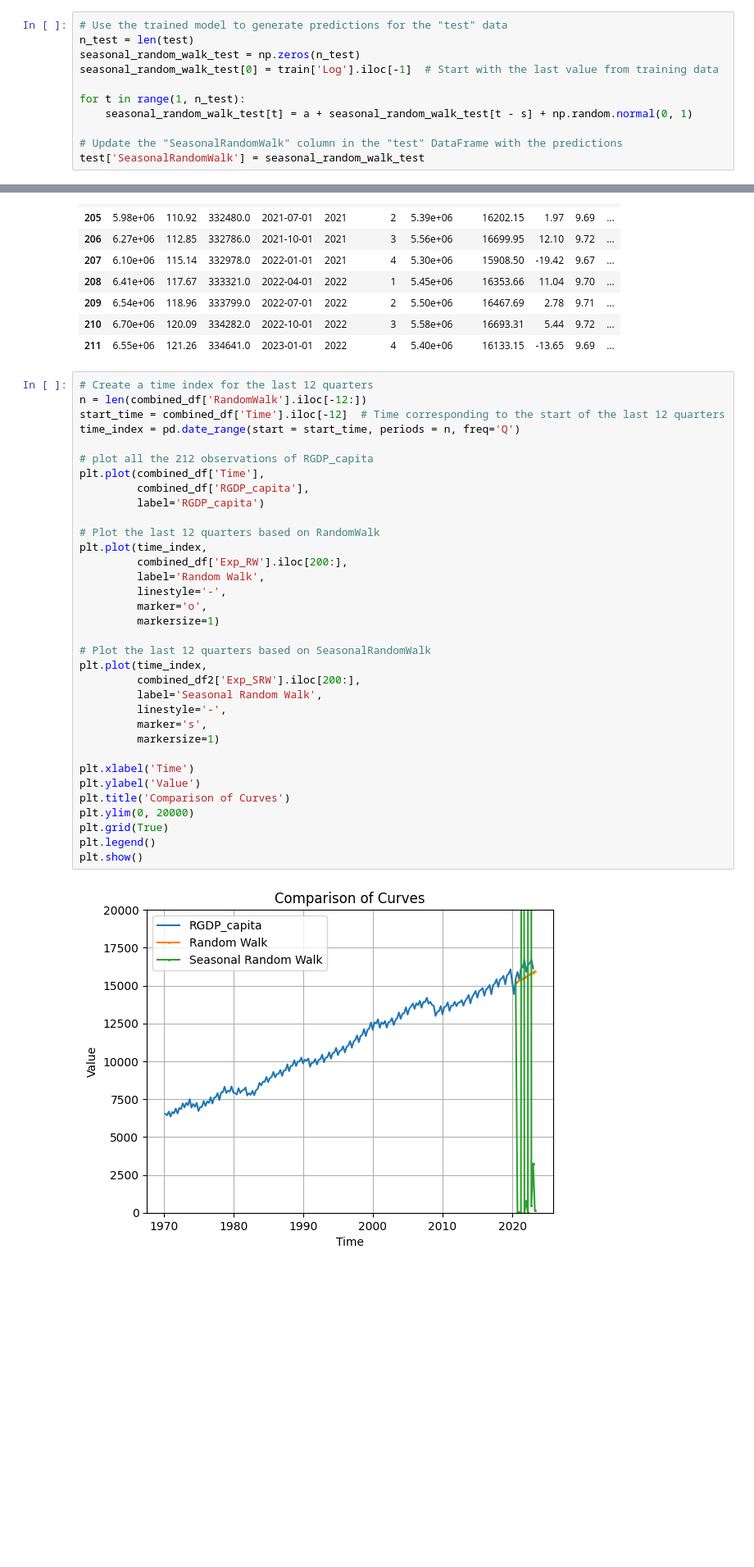
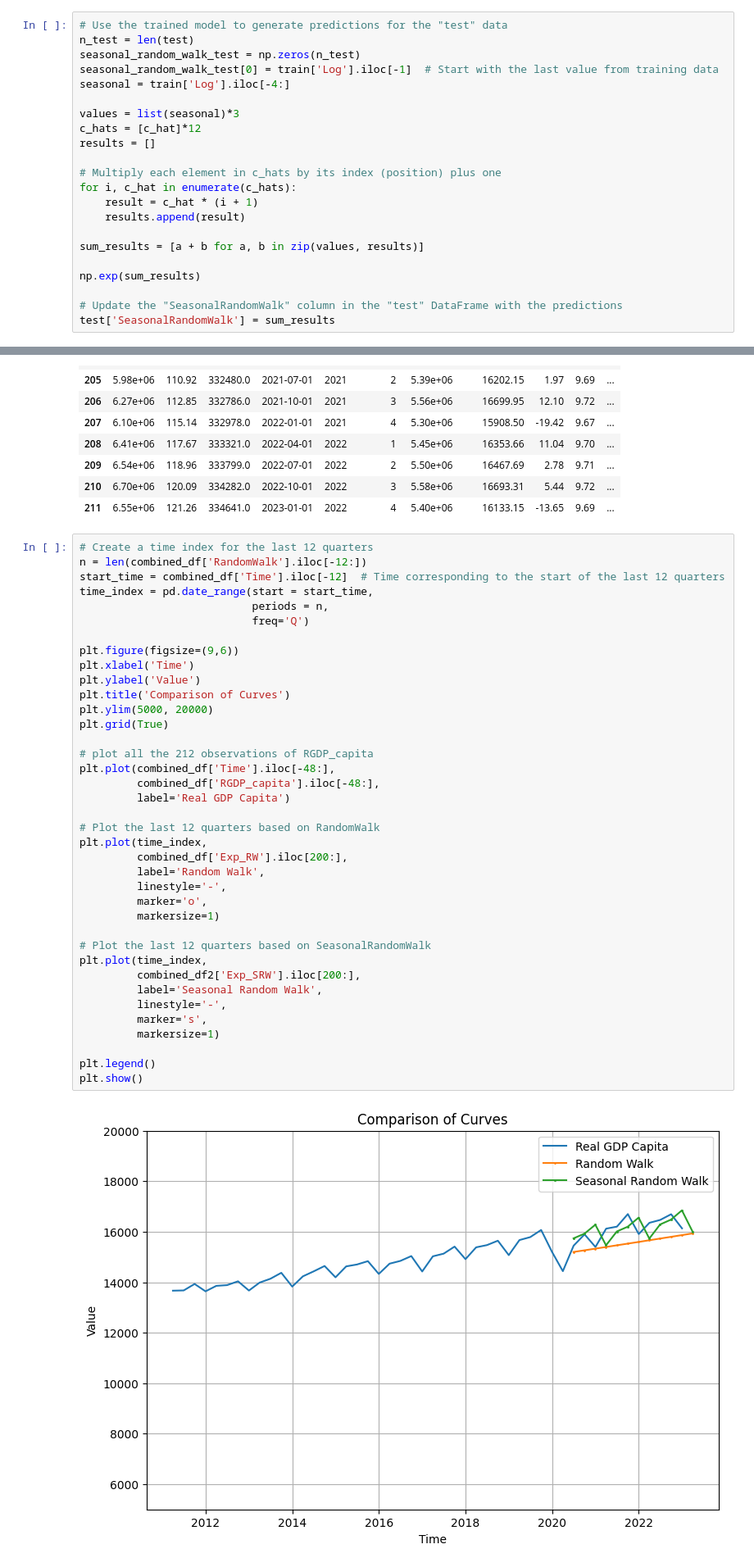
Before and after one commit to giordanovitale/Time-Series-Assignments, a Jupyter notebook: Assignment 2/Assignment2.ipynb, the cells around one changed output, grey strips where cells are left out. Shown at 82% size. Saved outputs shown, nothing was run; the diff lists cells and outputs as text; blank space fills up the shorter version.

```diff
--- a/Assignment 2/Assignment2.ipynb
+++ b/Assignment 2/Assignment2.ipynb
@@ -496,12 +490,23 @@ See the caveats in the documentation: https://pandas.pydata.org/pandas-docs/stab
 n_test = len(test)
 seasonal_random_walk_test = np.zeros(n_test)
 seasonal_random_walk_test[0] = train['Log'].iloc[-1]  # Start with the last value from training data
+seasonal = train['Log'].iloc[-4:]
 
-for t in range(1, n_test):
-    seasonal_random_walk_test[t] = a + seasonal_random_walk_test[t - s] + np.random.normal(0, 1)
+values = list(seasonal)*3
+c_hats = [c_hat]*12
+results = []
+
+# Multiply each element in c_hats by its index (position) plus one
+for i, c_hat in enumerate(c_hats):
+    result = c_hat * (i + 1)
+    results.append(result)
+
+sum_results = [a + b for a, b in zip(values, results)]
+
+np.exp(sum_results)
 
 # Update the "SeasonalRandomWalk" column in the "test" DataFrame with the predictions
-test['SeasonalRandomWalk'] = seasonal_random_walk_test
+test['SeasonalRandomWalk'] = sum_results
 # %% [output]
 A value is trying to be set on a copy of a slice from a DataFrame.
 Try using .loc[row_indexer,col_indexer] = value instead
@@ -533,36 +538,40 @@ combined_df2.tail(12)
 # %%
 # Create a time index for the last 12 quarters
 n = len(combined_df['RandomWalk'].iloc[-12:])
 start_time = combined_df['Time'].iloc[-12]  # Time corresponding to the start of the last 12 quarters
-time_index = pd.date_range(start = start_time, periods = n, freq='Q')
+time_index = pd.date_range(start = start_time,
+                           periods = n,
+                           freq='Q')
+
+plt.figure(figsize=(9,6))
+plt.xlabel('Time')
+plt.ylabel('Value')
+plt.title('Comparison of Curves')
+plt.ylim(5000, 20000)
+plt.grid(True)
 
 # plot all the 212 observations of RGDP_capita
-plt.plot(combined_df['Time'],
-         combined_df['RGDP_capita'],
-         label='RGDP_capita')
+plt.plot(combined_df['Time'].iloc[-48:],
+         combined_df['RGDP_capita'].iloc[-48:],
+         label='Real GDP Capita')
 
 # Plot the last 12 quarters based on RandomWalk
 plt.plot(time_index,
          combined_df['Exp_RW'].iloc[200:],
          label='Random Walk',
          linestyle='-',
          marker='o',
          markersize=1)
 
 # Plot the last 12 quarters based on SeasonalRandomWalk
 plt.plot(time_index,
          combined_df2['Exp_SRW'].iloc[200:],
          label='Seasonal Random Walk',
          linestyle='-',
          marker='s',
          markersize=1)
 
-plt.xlabel('Time')
-plt.ylabel('Value')
-plt.title('Comparison of Curves')
-plt.ylim(0, 20000)
-plt.grid(True)
 plt.legend()
 plt.show()
 # %% [output]
-[figure, old version]
+[figure, new version]
```
Also changed, not shown: parts of 10 cells of this notebook, 1 other file.
